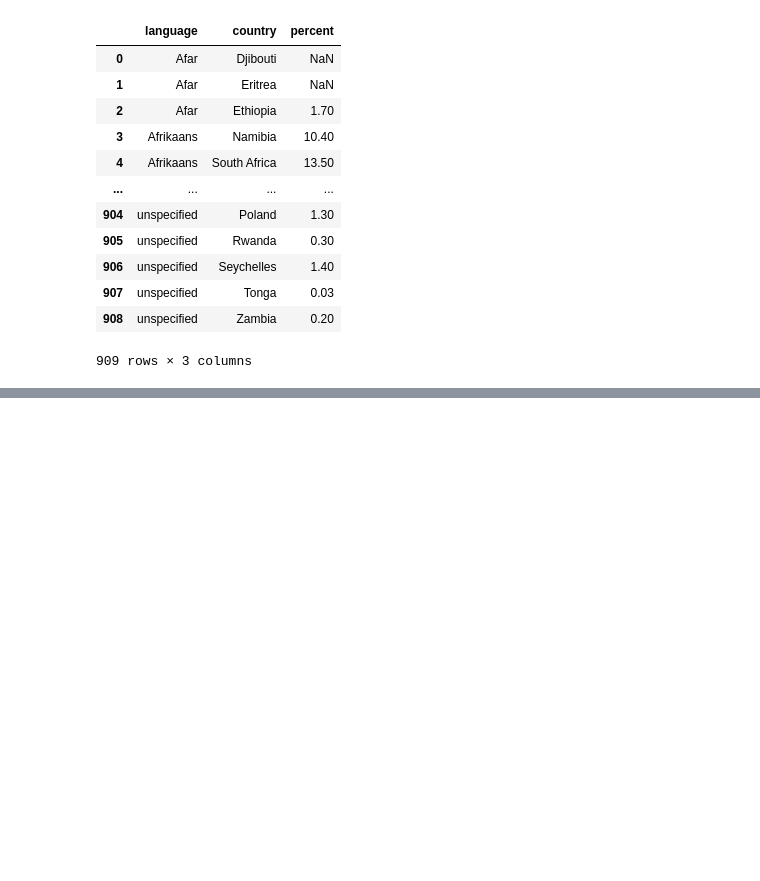
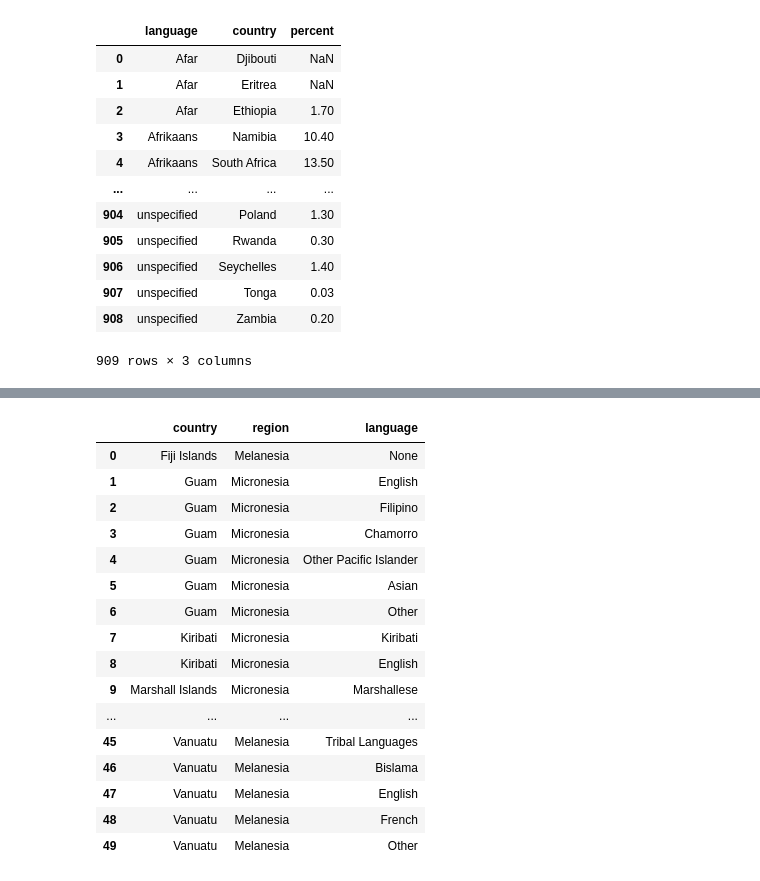
Before and after one commit to Cooleekova/data_engineering, a Jupyter notebook: SQL/Joining_data_in_SQL.ipynb, the cells around one changed output, grey strips where cells are left out. Cells and saved outputs as stored; diff of their text form; code cells hidden in the pictures; blank space fills up the shorter version.

```diff
--- a/SQL/Joining_data_in_SQL.ipynb
+++ b/SQL/Joining_data_in_SQL.ipynb
@@ -174,0 +272,32 @@ pd.read_sql("""SELECT country_name, e.year, p.fertility_rate, ROUND(e.unemployme
+# %%
+# do some research on Melanesia and Micronesia,
+# pull information about languages into the data from the countries table.
+
+pd.read_sql("""SELECT
+                   c1.country_name AS country,
+                   region,
+                   l.name AS language
+               FROM countries AS c1
+               FULL JOIN languages AS l
+               USING(code)
+               WHERE region LIKE 'M%esia'
+               ;""",
+            con)
+# %% [output]
+|  | country | region | language |
+| 0 | Fiji Islands | Melanesia | None |
+| 1 | Guam | Micronesia | English |
+| 2 | Guam | Micronesia | Filipino |
+| 3 | Guam | Micronesia | Chamorro |
+| 4 | Guam | Micronesia | Other Pacific Islander |
+| 5 | Guam | Micronesia | Asian |
+| 6 | Guam | Micronesia | Other |
+| 7 | Kiribati | Micronesia | Kiribati |
+| 8 | Kiribati | Micronesia | English |
+| 9 | Marshall Islands | Micronesia | Marshallese |
+| ... | ... | ... | ... |
+| 45 | Vanuatu | Melanesia | Tribal Languages |
+| 46 | Vanuatu | Melanesia | Bislama |
+| 47 | Vanuatu | Melanesia | English |
+| 48 | Vanuatu | Melanesia | French |
+| 49 | Vanuatu | Melanesia | Other |
```
Also changed, not shown: parts of 11 cells of this notebook.
